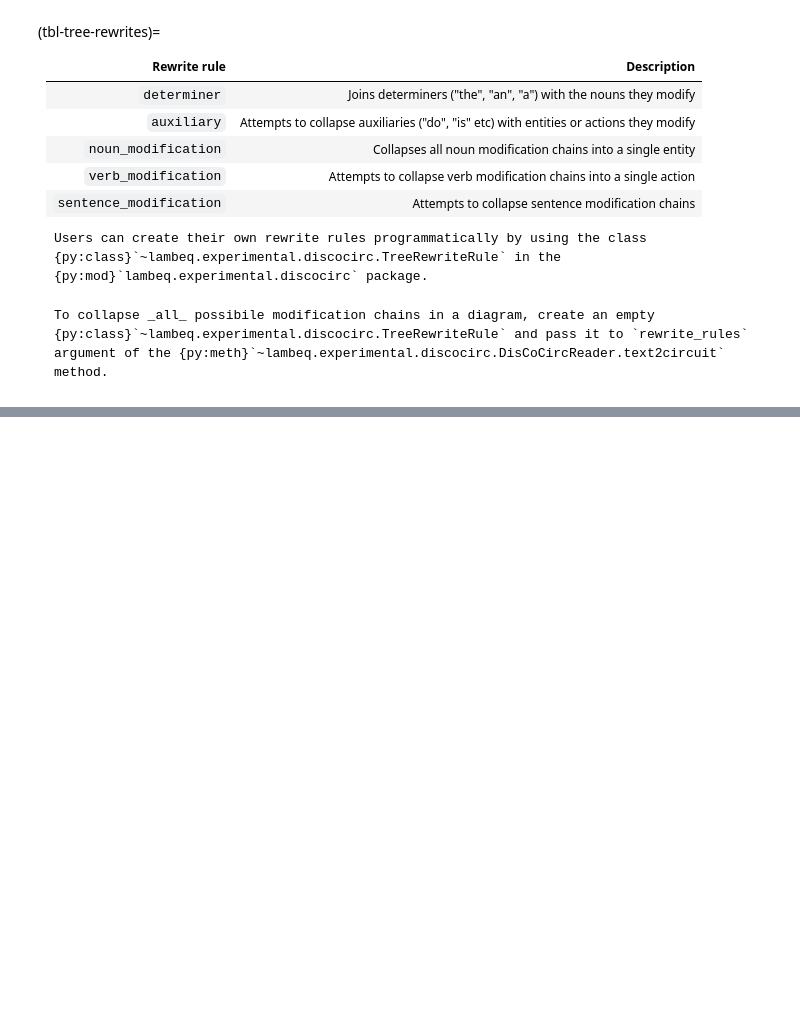
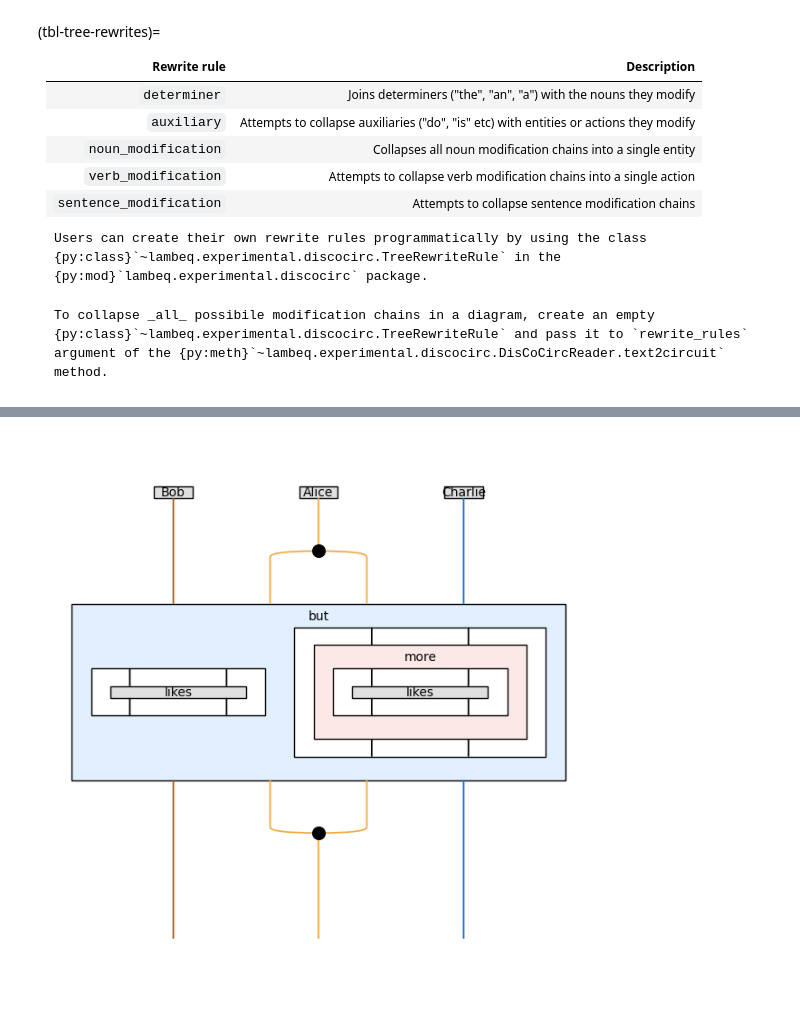
Before and after one commit to CQCL/lambeq-docs, a Jupyter notebook: docs/tutorials/discocirc-basics.ipynb, the cells around one changed output, grey strips where cells are left out. Drawn from its saved outputs; the diff is of its cells as text; code cells hidden in the pictures; blank space fills up the shorter version.

```diff
--- a/docs/tutorials/discocirc-basics.ipynb
+++ b/docs/tutorials/discocirc-basics.ipynb
@@ -130,0 +128,5 @@ In a {term}`DisCoCirc` diagram, {term}`frames <frame>` can be seen as "quantum s
+# %%
+text = "Bob likes Alice, but she likes Charlie more."
+reader.text2circuit(text).draw(figsize=(6,6))
+# %% [output]
+[figure, added]
```
Also changed, not shown: parts of 13 cells of this notebook.
